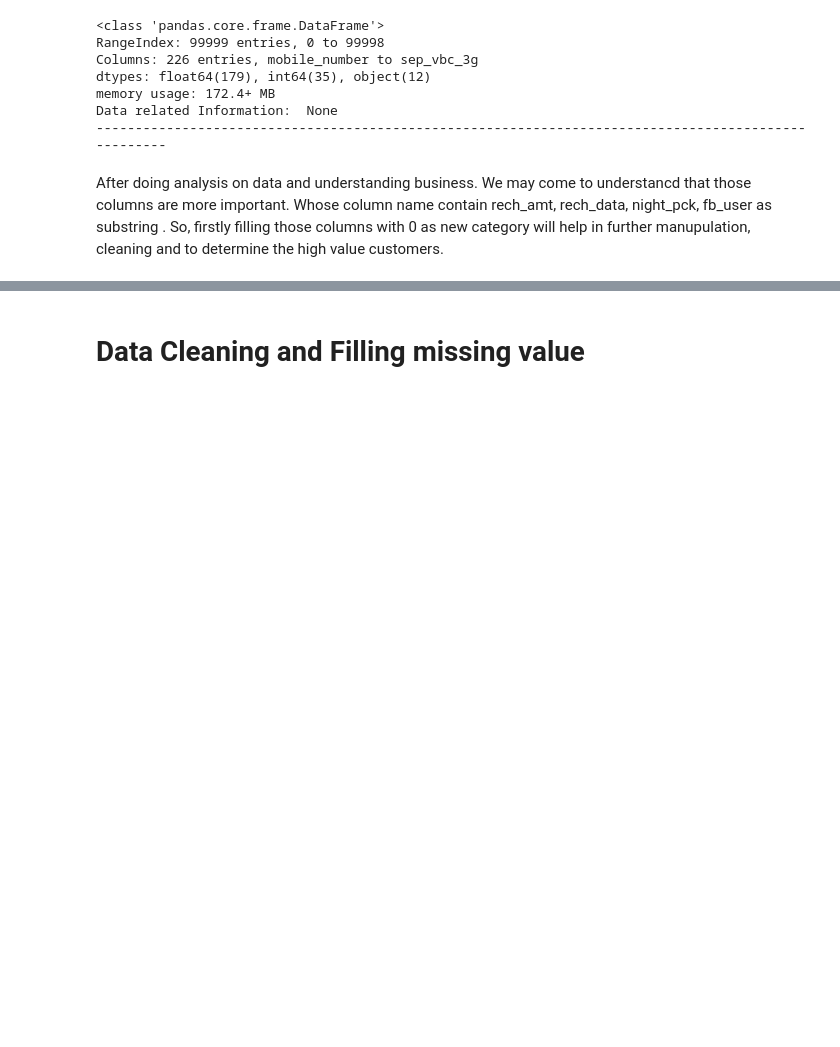
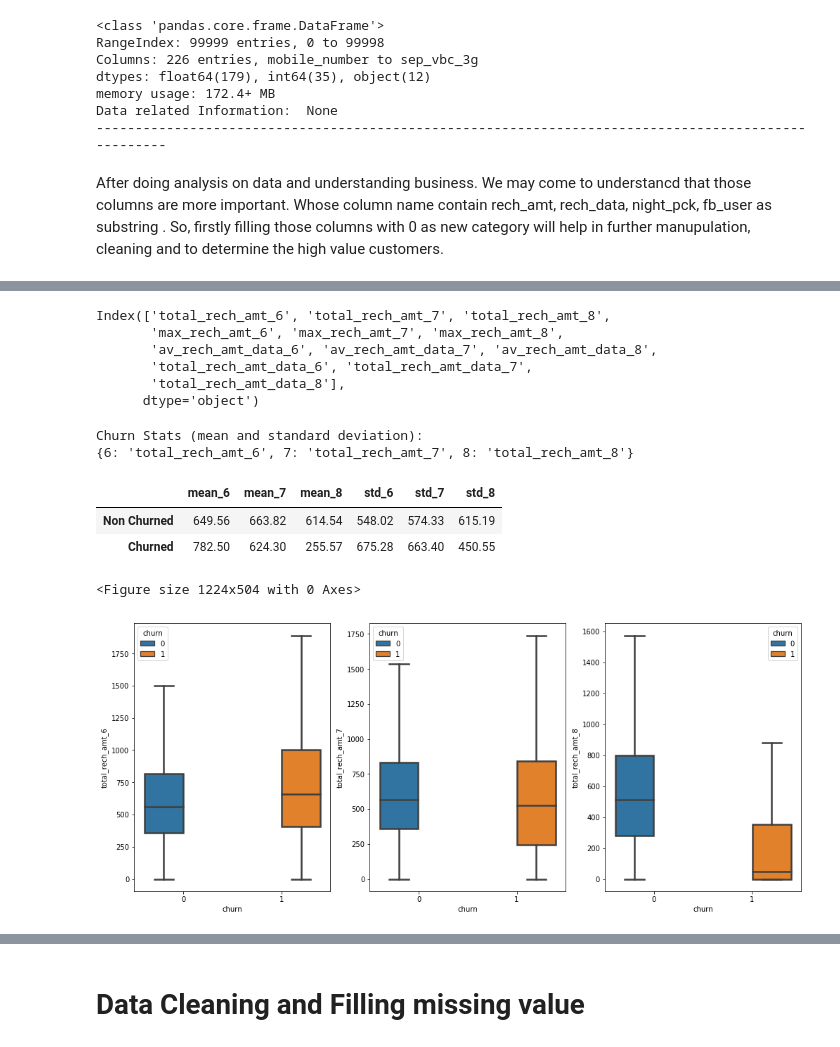
Before and after one commit to asharn/artificial-intelligence, a Jupyter notebook: Telecom Churn - ML Group Case Study/code/Telecom_Churn_Unsupervised_Modelling.ipynb, the cells around one changed output, grey strips where cells are left out. Drawn from its saved outputs; the diff is of its cells as text; code cells hidden in the pictures; blank space fills up the shorter version.

Commit message:
boxplot and hist graph added.

```diff
--- a/Telecom Churn - ML Group Case Study/code/Telecom_Churn_Unsupervised_Modelling.ipynb
+++ b/Telecom Churn - ML Group Case Study/code/Telecom_Churn_Unsupervised_Modelling.ipynb
@@ -93,0 +184,5 @@ Index(['total_rech_amt_6', 'total_rech_amt_7', 'total_rech_amt_8',
+# %%
+# Now let us label the churned customers
+# define a new column in data frame as 'churn' with value as 1 if customer has churned and 0 if customer has not churned
+# Initially set all the values as 0
+telecom['churn']= 0
@@ -93,0 +217,11 @@ Index(['total_rech_amt_6', 'total_rech_amt_7', 'total_rech_amt_8',
+# %%
+
+
+# let's extract all list of 9th Month (churned month) Columns
+month_9_columns =  telecom.columns[telecom.columns.str.contains('_9')]
+
+# drop all columns corresponding to the attributes of churn phase
+telecom.drop(month_9_columns,axis=1,inplace=True)
+
+# let's check how many columns remain
+telecom.info()
@@ -93,0 +254,51 @@ Index(['total_rech_amt_6', 'total_rech_amt_7', 'total_rech_amt_8',
+# %%
+# create function to anlyze the features across 6th, 7th and 8th month
+def analyze_feature(feature_start):
+    plt.rcParams["figure.figsize"] = [17, 7]
+    fig = plt.figure()
+    print("Churn Stats (mean and standard deviation):")
+    cols = {c: feature_start + "_" + str(c) for c in [6,7,8]}
+    print(cols)
+    frame_data = []
+    [frame_data.append({
+        "mean_6": telecom[telecom["churn"] == churn][cols[6]].mean(),
+        "mean_7": telecom[telecom["churn"] == churn][cols[7]].mean(),
+        "mean_8": telecom[telecom["churn"] == churn][cols[8]].mean(),
+        "std_6": telecom[telecom["churn"] == churn][cols[6]].std(),
+        "std_7": telecom[telecom["churn"] == churn][cols[7]].std(),
+        "std_8": telecom[telecom["churn"] == churn][cols[8]].std()
+    }) for churn in [0,1]]
+
+    f,axes = plt.subplots(nrows=1, ncols=3)
+    sns.boxplot(data=telecom, y=feature_start + "_6", x="churn",
+                hue="churn", linewidth=2.5, showfliers=False, ax=axes[0])
+    sns.boxplot(data=telecom, y=feature_start + "_7",  x="churn",
+                hue="churn", linewidth=2.5, showfliers=False, ax=axes[1])
+    sns.boxplot(data=telecom, y=feature_start + "_8",  x="churn",
+                hue="churn", linewidth=2.5, showfliers=False, ax=axes[2])
+    return pd.DataFrame(frame_data,index={"Non Churned","Churned"}).round(2)
+# %%
+
+
+#let's again extract the recharge amount related columns
+recharge_amnt_columns =  telecom.columns[telecom.columns.str.contains('rech_amt')]
+
+recharge_amnt_columns
+# %% [output]
+Index(['total_rech_amt_6', 'total_rech_amt_7', 'total_rech_amt_8',
+       'max_rech_amt_6', 'max_rech_amt_7', 'max_rech_amt_8',
+       'av_rech_amt_data_6', 'av_rech_amt_data_7', 'av_rech_amt_data_8',
+       'total_rech_amt_data_6', 'total_rech_amt_data_7',
+       'total_rech_amt_data_8'],
+      dtype='object')
+# %%
+# let's analyze total recharge amount:
+analyze_feature('total_rech_amt')
+# %% [output]
+Churn Stats (mean and standard deviation):
+{6: 'total_rech_amt_6', 7: 'total_rech_amt_7', 8: 'total_rech_amt_8'}
+|  | mean_6 | mean_7 | mean_8 | std_6 | std_7 | std_8 |
+| Non Churned | 649.56 | 663.82 | 614.54 | 548.02 | 574.33 | 615.19 |
+| Churned | 782.50 | 624.30 | 255.57 | 675.28 | 663.40 | 450.55 |
+<Figure size 1224x504 with 0 Axes>
+[figure, added]
```
Also changed, not shown: parts of 46 cells of this notebook.
